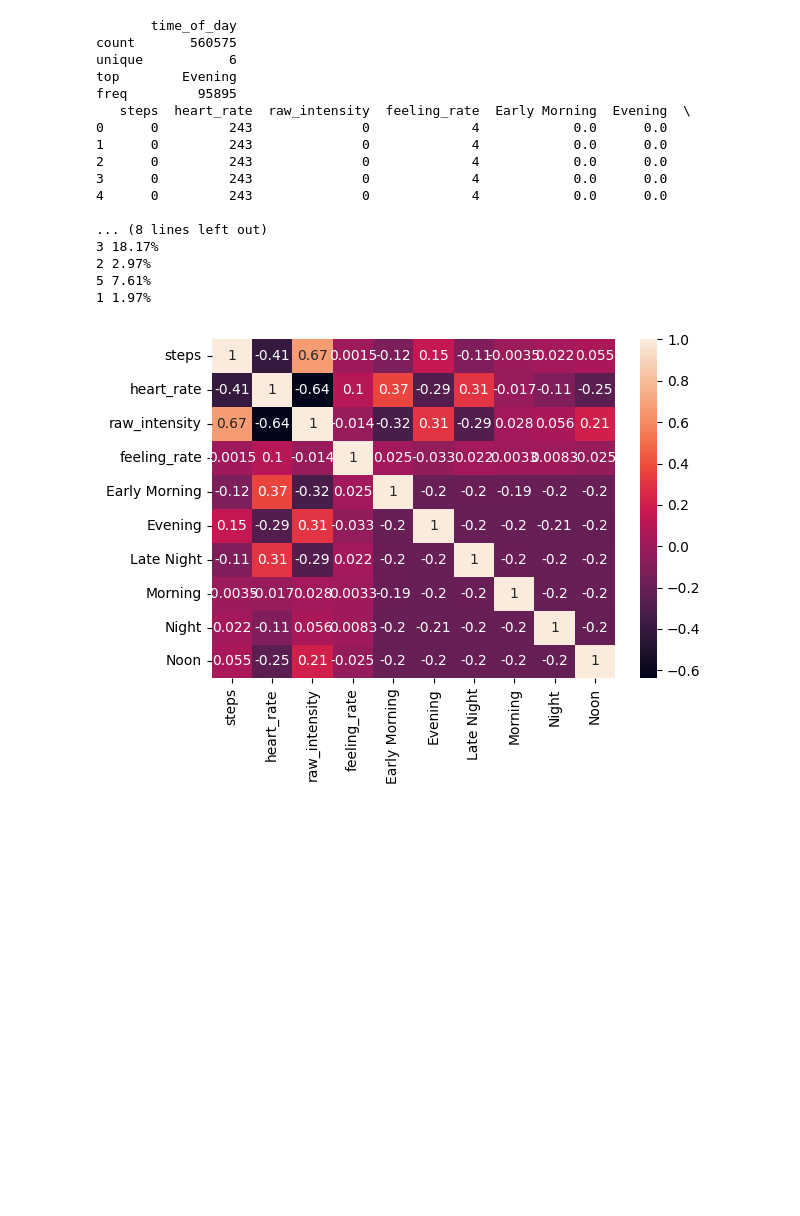
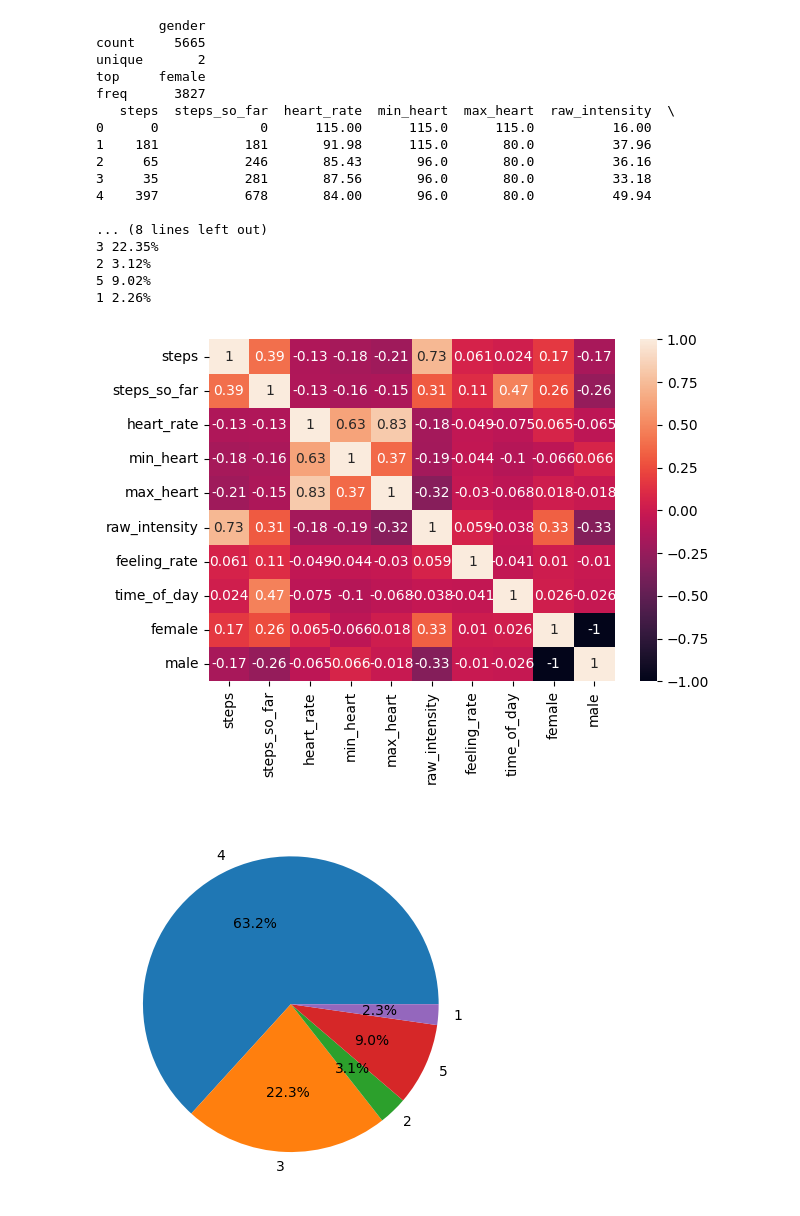
Before and after one commit to kniewiarowska/MS-machine-learing, a Jupyter notebook: MGR.ipynb, the cells around one changed output. Drawn from its saved outputs; the diff is of its cells as text; code cells hidden in the pictures; blank space fills up the shorter version.

```diff
--- a/MGR.ipynb
+++ b/MGR.ipynb
@@ -61,33 +89,35 @@ def calculate_metrics(model, X_test, y_test):
 # %%
 
-train_df = read_raw_data()
-#train_df = read_grouped_data()
+#train_df = read_raw_data()
+train_df = read_grouped_data()
 train_df = change_txt_data(train_df)
+#train_df = change_txt_data(train_df)
 Y = train_df['feeling_rate'].values
 X = train_df.drop(['feeling_rate'], axis=1).values
-calculate_feeling_rate_distribution(train_df)
 
 sns.heatmap(train_df.corr(), annot=True)
 plt.tight_layout()
 
+calculate_feeling_rate_distribution(train_df)
 
 X_train, X_test, Y_train, Y_test = train_test_split(X, Y, test_size=0.2, random_state=71830, stratify=Y)
 # %% [output]
-       time_of_day
-count       560575
-unique           6
-top        Evening
-freq         95895
-   steps  heart_rate  raw_intensity  feeling_rate  Early Morning  Evening  \
-0      0         243              0             4            0.0      0.0
-1      0         243              0             4            0.0      0.0
-2      0         243              0             4            0.0      0.0
-3      0         243              0             4            0.0      0.0
-4      0         243              0             4            0.0      0.0
+        gender
+count     5665
+unique       2
+top     female
+freq      3827
+   steps  steps_so_far  heart_rate  min_heart  max_heart  raw_intensity  \
+0      0             0      115.00      115.0      115.0          16.00
+1    181           181       91.98      115.0       80.0          37.96
+2     65           246       85.43       96.0       80.0          36.16
+3     35           281       87.56       96.0       80.0          33.18
+4    397           678       84.00       96.0       80.0          49.94
 
 ... (8 lines left out)
-3 18.17%
-2 2.97%
-5 7.61%
-1 1.97%
+3 22.35%
+2 3.12%
+5 9.02%
+1 2.26%
-[figure, old version]
+[figure, new version]
+[figure, added]
```
Also changed, not shown: parts of 16 cells of this notebook, 24 other files.
